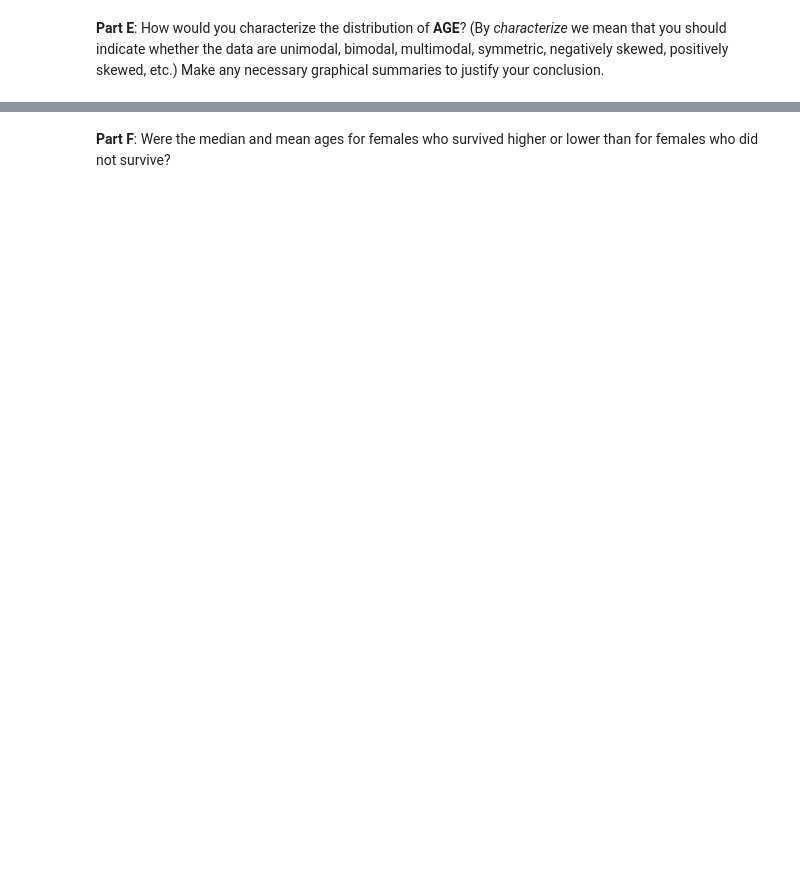
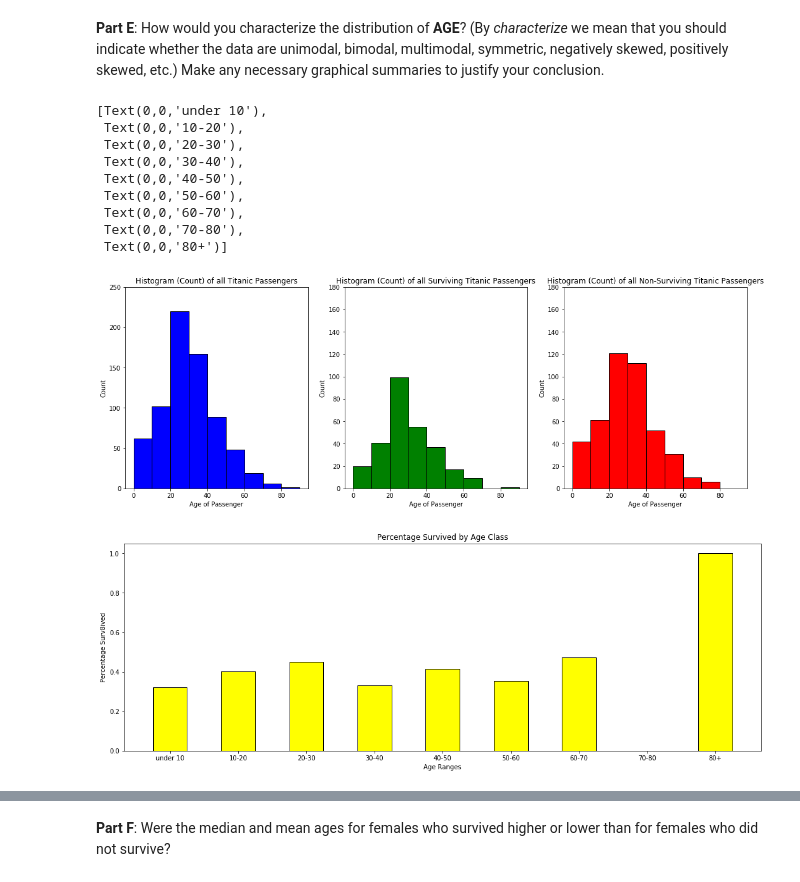
Before and after one commit to howardmonington/friendly-fortnight, a Jupyter notebook: homework/homework1/hmwk01_Kennedy_Alex.ipynb, the cells around one changed output, grey strips where cells are left out. Drawn from its saved outputs; the diff is of its cells as text; code cells hidden in the pictures; blank space fills up the shorter version.

```diff
--- a/homework/homework1/hmwk01_Kennedy_Alex.ipynb
+++ b/homework/homework1/hmwk01_Kennedy_Alex.ipynb
@@ -622,2 +628,66 @@ axes.set_xticklabels( ('1', '2', '3') )
 # %% [markdown]
 **Part E**: How would you characterize the distribution of **AGE**? (By _characterize_ we mean that you should indicate whether the data are unimodal, bimodal, multimodal, symmetric, negatively skewed, positively skewed, etc.)  Make any necessary graphical summaries to justify your conclusion.
+# %%
+# since dfTitanic is already cleaned based on Age column, we can make a histogram from this data and examine
+fig, ax = plt.subplots(1,3,figsize=(18,6))
+fig2, ax2 = plt.subplots(1,1,figsize=(18,6))
+countarr0 = ax[0].hist(dfTitanic["Age"],
+       edgeColor = "Black",
+       faceColor = "Blue",
+       bins=range(0, 90 + 10, 10))
+countarr1 = ax[1].hist(dfTitanic.loc[dfTitanic["Survived"] == 1]["Age"],
+            edgeColor = "Black",
+            faceColor = "Green",
+                      bins=range(0, 90 + 10, 10))
+
+countarr2 = ax[2].hist(dfTitanic.loc[dfTitanic["Survived"] == 0]["Age"],
+            edgeColor = "Black",
+            faceColor = "Red",
+                      bins=range(0, 90 + 10, 10))
+d = {"Total":countarr0[0],
+     "Survived":countarr1[0]}
+ax2.bar(range(1,10),
+        d["Survived"]/d["Total"],
+        width=0.50,
+       facecolor = "Yellow",
+       edgecolor = "Black")
+ax[0].set_xlabel("Age of Passenger")
+ax[0].set_ylabel("Count")
+ax[0].set_title("Histogram (Count) of all Titanic Passengers")
+ax[0].set_ylim(0,250)
+
+ax[1].set_xlabel("Age of Passenger")
+ax[1].set_ylabel("Count")
+ax[1].set_ylim(0,180)
+ax[1].set_title("Histogram (Count) of all Surviving Titanic Passengers")
+
+ax[2].set_xlabel("Age of Passenger")
+ax[2].set_ylabel("Count")
+ax[2].set_title("Histogram (Count) of all Non-Surviving Titanic Passengers")
+ax[2].set_ylim(0,180)
+
+ax2.set_xlabel("Age Ranges")
+ax2.set_ylabel("Percentage Surv8ived")
+ax2.set_title("Percentage Survived by Age Class")
+ax2.set_xticks([i for i in range(1,10)])
+ax2.set_xticklabels( ("under 10",
+                      "10-20",
+                     "20-30",
+                     "30-40",
+                     "40-50",
+                     "50-60",
+                     "60-70",
+                     "70-80",
+                     "80+") )
+# %% [output]
+[Text(0,0,'under 10'),
+ Text(0,0,'10-20'),
+ Text(0,0,'20-30'),
+ Text(0,0,'30-40'),
+ Text(0,0,'40-50'),
+ Text(0,0,'50-60'),
+ Text(0,0,'60-70'),
+ Text(0,0,'70-80'),
+ Text(0,0,'80+')]
+[figure, added]
+[figure, added]
```
Also changed, not shown: parts of 10 cells of this notebook, 4 other files.
